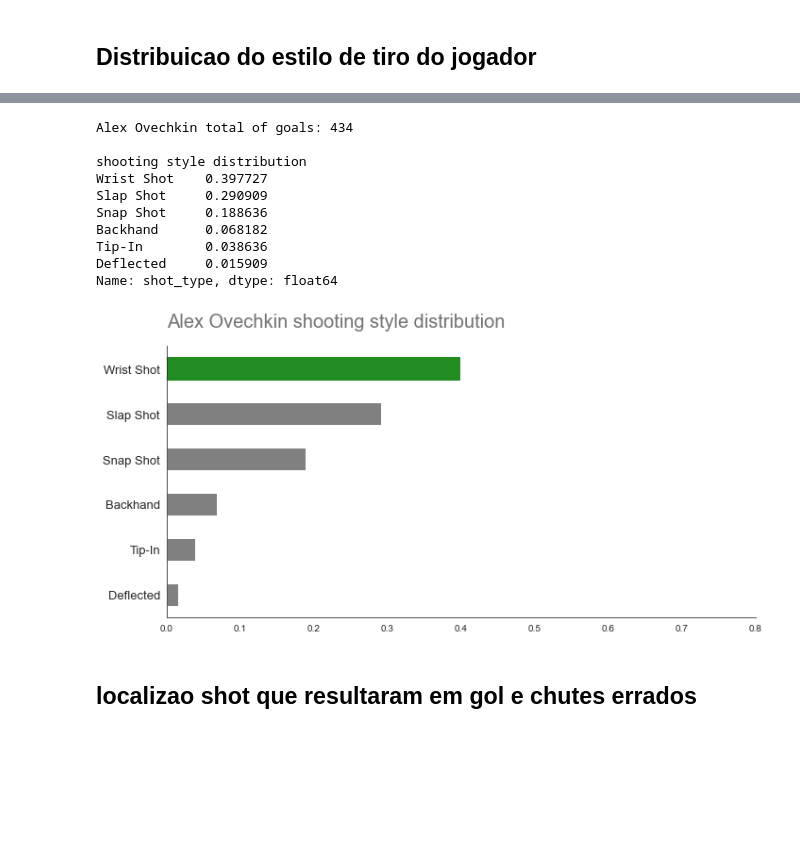
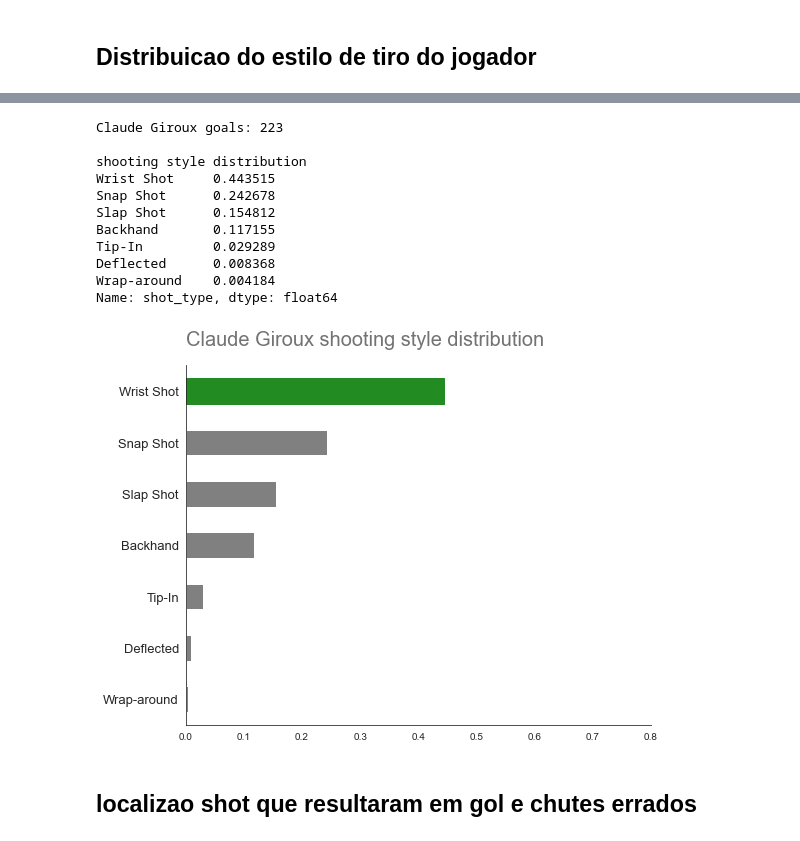
Before and after one commit to DanOakStats/NHL, a Jupyter notebook: data_cleaning.ipynb, the cells around one changed output, grey strips where cells are left out. Drawn from its saved outputs; the diff is of its cells as text; code cells hidden in the pictures; blank space fills up the shorter version.

```diff
--- a/data_cleaning.ipynb
+++ b/data_cleaning.ipynb
@@ -791,38 +782,39 @@ Select the player (full name): Alex Ovechkin
 # %%
 # total of goals player
 print(f"{player_name} goals: {game_skater_stats[game_skater_stats['player_name'] == player_name]['goals'].sum()}\n")
 print("shooting style distribution")
 # porcentagem do estilo de shot
 print(player_shots_goals[player_shots_goals['goal']==1]['shot_type'].value_counts(normalize=True))
 # criando lista com os estilos de shot
 shots_list = list(player_shots_goals[player_shots_goals['goal']==1]['shot_type'].value_counts(normalize=True).index)
 
 # criando figura que vai apresentar a distribuicao
-fig, ax = plt.subplots(figsize=(10, 5))
+fig, ax = plt.subplots(figsize=(8, 6))
 player_shots_goals[player_shots_goals['goal']==1]['shot_type'].value_counts(normalize=True).sort_values().plot(kind='barh',
                                                                                                                color='grey',
                                                                                                                ax=ax)
 ax.set_title(player_name + " shooting style distribution",loc='left', pad=20,
              fontsize=20,c='black', alpha=0.55)
 
 ax.set_yticklabels(ax.get_yticklabels(), fontsize=13)
 ax.spines['top'].set_visible(False)
 ax.spines['right'].set_visible(False)
 ax.patches[len(shots_list)-1].set_color('forestgreen')
 ax.set_xlim(0.0, 0.8)
 plt.tight_layout()
 # %% [output]
-Alex Ovechkin total of goals: 434
+Claude Giroux goals: 223
 
 shooting style distribution
-Wrist Shot    0.397727
-Slap Shot     0.290909
-Snap Shot     0.188636
-Backhand      0.068182
-Tip-In        0.038636
-Deflected     0.015909
+Wrist Shot     0.443515
+Snap Shot      0.242678
+Slap Shot      0.154812
+Backhand       0.117155
+Tip-In         0.029289
+Deflected      0.008368
+Wrap-around    0.004184
 Name: shot_type, dtype: float64
-[figure, old version]
+[figure, new version]
 # %% [markdown]
 ## localizao shot que resultaram em gol e chutes errados
 # %%
```
Also changed, not shown: parts of 13 cells of this notebook.
